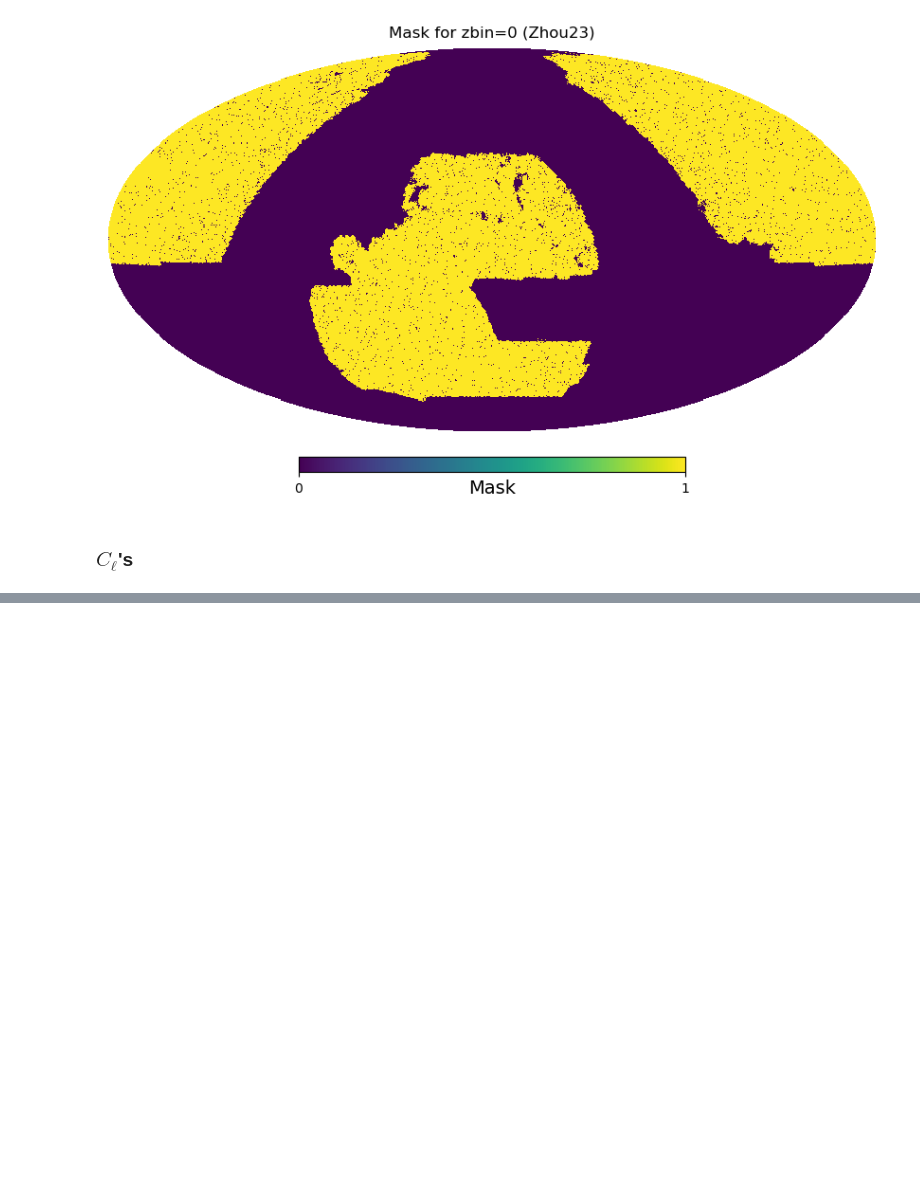
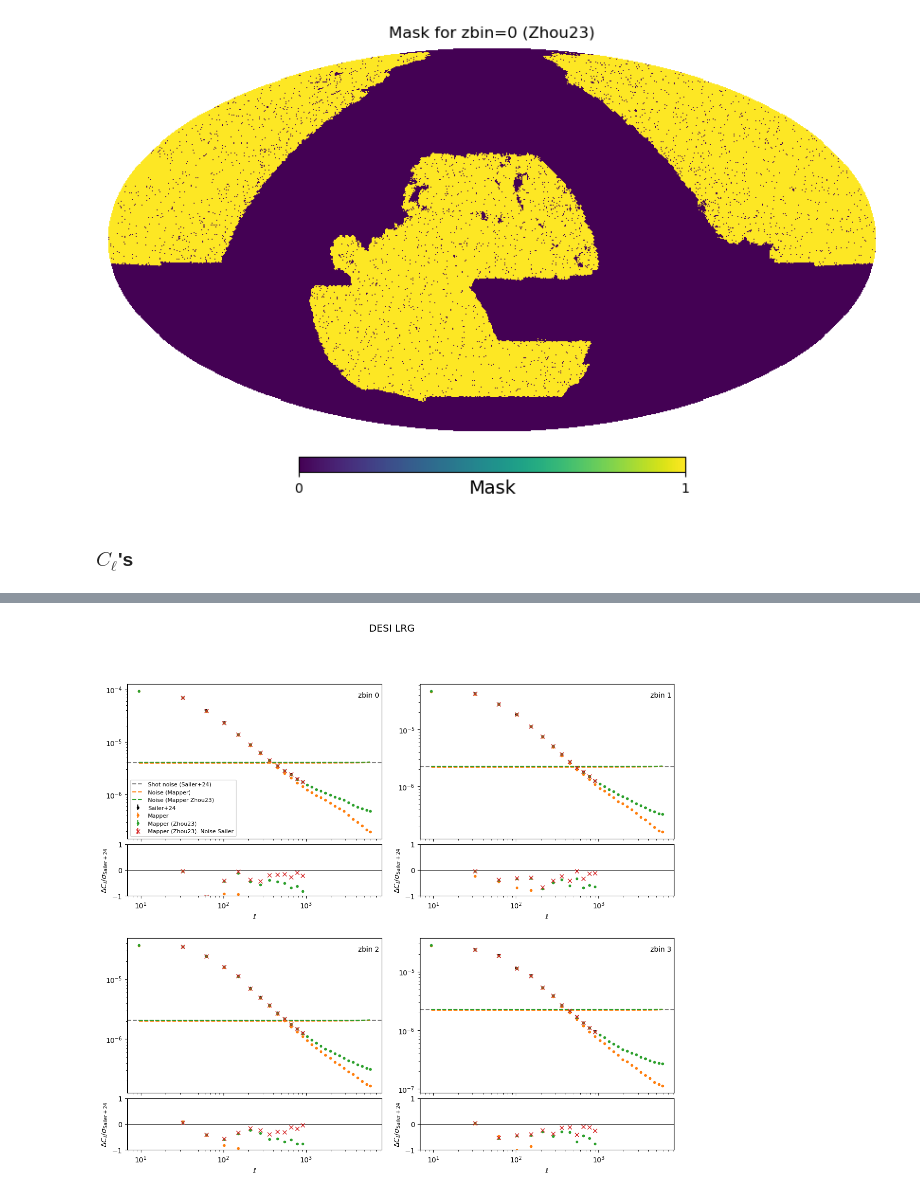
Before and after one commit to Cosmotheka/Cosmotheka_tutorials, a Jupyter notebook: tutorials/DESI_LRG.ipynb, the cells around one changed output, grey strips where cells are left out. Saved outputs shown, nothing was run; the diff lists cells and outputs as text; code cells hidden in the pictures; blank space fills up the shorter version.

```diff
--- a/tutorials/DESI_LRG.ipynb
+++ b/tutorials/DESI_LRG.ipynb
@@ -241,0 +298,99 @@ plt.close()
+# %%
+import numpy as np
+import matplotlib.pyplot as plt
+
+fig = plt.figure(figsize=(14, 12))
+outer_gs = gridspec.GridSpec(2, 2, wspace=0.15, hspace=0.2)
+
+for zbin in range(4):
+    # which outer cell
+    row = zbin // 2
+    col = zbin % 2
+    outer_idx = row * 2 + col
+    outer = outer_gs[outer_idx]
+
+    # split each outer cell into two rows: top=C_ell, bottom=reldev
+    inner_gs = gridspec.GridSpecFromSubplotSpec(2, 1, subplot_spec=outer,
+                                                height_ratios=[3, 1],
+                                                hspace=0.05)
+
+    ax_top = fig.add_subplot(inner_gs[0])
+    ax_bot = fig.add_subplot(inner_gs[1], sharex=ax_top)
+
+    # --- retrieve data (unchanged) ---
+    ell, cl = cl_instances[(zbin, zbin)].get_ell_cl()
+    _, nl = cl_instances[(zbin, zbin)].get_ell_nl()
+
+    ell, cl_Zhou23 = cl_Zhou23_instances[(zbin, zbin)].get_ell_cl()
+    _, nl_Zhou23 = cl_Zhou23_instances[(zbin, zbin)].get_ell_nl()
+
+    # Sailer
+    pzbin = zbin + 1
+    ell_Sailer = np.array(cls_Sailer['ell'])
+    cl_Sailer = np.array(cls_Sailer[f'cl_LRGz{pzbin}_LRGz{pzbin}'])
+    err_Sailer = np.sqrt(np.diag(cls_Sailer[f'cov_LRGz{pzbin}_LRGz{pzbin}_LRGz{pzbin}_LRGz{pzbin}']))
+    shot = shot_Sailer[zbin]
+
+
+    # Relative dev. (compare only where Sailer has coverage)
+    sel = (ell >= ell_Sailer[0]-1) & (ell <= ell_Sailer[-1]+1)
+    ref = cl_Sailer - shot
+    reldev = (cl[0, sel] - ref) / err_Sailer
+    reldev_Zhou23 = (cl_Zhou23[0, sel] - ref) / err_Sailer
+
+    # Correct noise for Zhou23
+    cl_Zhou23_nlSailer = cl_Zhou23[0, sel] + nl_Zhou23[0, sel] - shot
+    reldev_Zhou23_nlSailer = (cl_Zhou23_nlSailer - ref) / err_Sailer
+
+    # -------------------------
+    # Top: C_ell (with errors and noise)
+    # -------------------------
+    ax_top.errorbar(ell_Sailer, cl_Sailer - shot, yerr=err_Sailer,
+                    fmt='.', color='k', label='Sailer+24')
+    ax_top.errorbar(ell, cl[0], yerr=err, fmt='.', color='C1', label='Mapper')
+    ax_top.errorbar(ell, cl_Zhou23[0], yerr=err_Zhou23, fmt='.', color='C2', label='Mapper (Zhou23)')
+    ax_top.errorbar(ell[sel], cl_Zhou23_nlSailer, yerr=err_Zhou23[sel], fmt='x', color='C3', label='Mapper (Zhou23). Noise Sailer')
+
+    # noise lines
+    ax_top.axhline(shot, color='gray', linestyle='--', label='Shot noise (Sailer+24)')
+    ax_top.plot(ell, nl[0], color='C1', linestyle='--', label='Noise (Mapper)')
+    ax_top.plot(ell, nl_Zhou23[0], color='C2', linestyle='--', label='Noise (Mapper Zhou23)')
+
+    ax_top.set_yscale('log')
+    ax_top.set_xscale('log')
+    # hide x tick labels on top subplot
+    plt.setp(ax_top.get_xticklabels(), visible=False)
+
+    # text
+    ax_top.text(0.99, 0.95, f'zbin {zbin}', transform=ax_top.transAxes,
+                fontsize=10, verticalalignment='top', horizontalalignment='right')
+
+    # show legend only in the first top panel
+    if zbin == 0:
+        ax_top.legend(fontsize=8, loc='lower left')
+
+    # -------------------------
+    # Bottom: relative deviation wrt Sailer
+    # -------------------------
+    # plot reldev on ell[sel] with propagated error ~ err[sel]/ref_on_sel
+    ax_bot.errorbar(ell[sel], reldev, fmt='.', color='C1', label='Mapper reldev')
+    ax_bot.errorbar(ell[sel], reldev_Zhou23, fmt='.', color='C2',
+                    label='Mapper(Zhou23) reldev')
+    ax_bot.errorbar(ell[sel], reldev_Zhou23_nlSailer, fmt='x', color='C3',
+                    label='Mapper(Zhou23). Noise Sailer reldev')
+    ax_bot.axhline(0.0, color='k', linewidth=0.7)
+    ax_bot.set_xscale('log')
+    ax_bot.set_ylabel(r'$\Delta C_\ell / \sigma_{\rm Sailer+24}$')
+    ax_bot.set_xlabel(r'$\ell$')
+
+    # tighten y-limits for bottom to focus on deviations
+    # (adjust as wanted)
+    ax_bot.set_ylim(-1., 1.)
+
+# overall title
+fig.suptitle('DESI LRG', fontsize=14)
+
+plt.show()
+plt.close()
+# %% [output]
+[figure, added]
```
Also changed, not shown: parts of 6 cells of this notebook, 1 other file.
